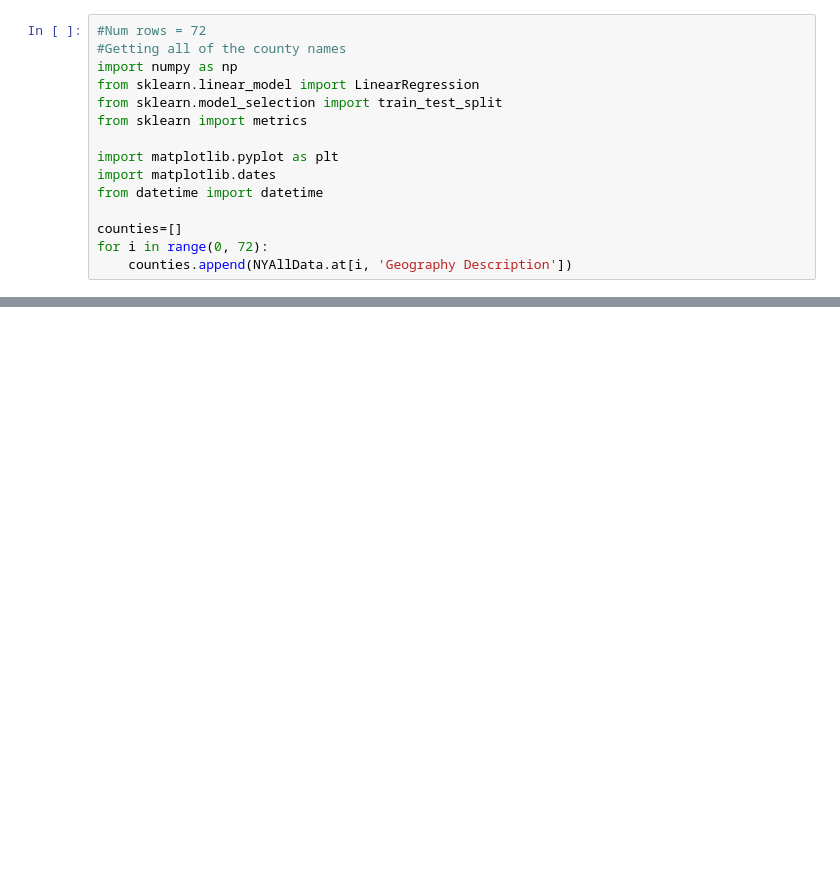
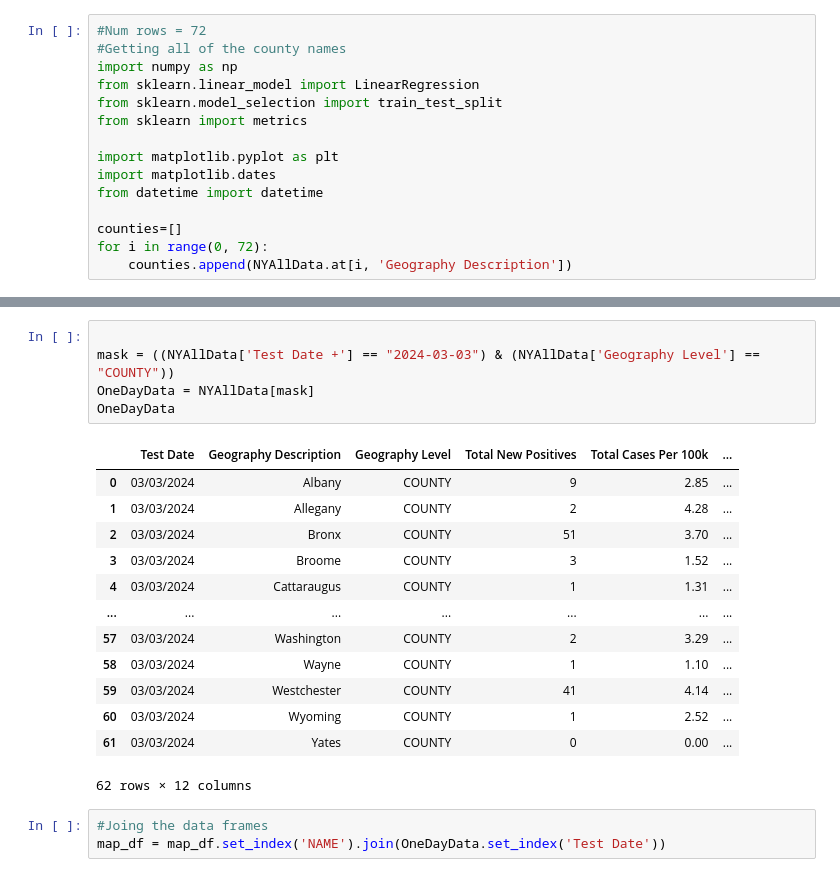
Before and after one commit to Deacon-Code/COVID-19-Model, a Jupyter notebook: AllNYCModeling.ipynb, the cells around one changed output, grey strips where cells are left out. Saved outputs shown, nothing was run; the diff lists cells and outputs as text; blank space fills up the shorter version.

```diff
--- a/AllNYCModeling.ipynb
+++ b/AllNYCModeling.ipynb
@@ -182,0 +95,22 @@ map_df.plot()
+# %%
+
+mask = ((NYAllData['Test Date +'] == "2024-03-03") & (NYAllData['Geography Level'] == "COUNTY"))
+OneDayData = NYAllData[mask]
+OneDayData
+# %% [output]
+|  | Test Date | Geography Description | Geography Level | Total New Positives | Total Cases Per 100k | ... |
+| 0 | 03/03/2024 | Albany | COUNTY | 9 | 2.85 | ... |
+| 1 | 03/03/2024 | Allegany | COUNTY | 2 | 4.28 | ... |
+| 2 | 03/03/2024 | Bronx | COUNTY | 51 | 3.70 | ... |
+| 3 | 03/03/2024 | Broome | COUNTY | 3 | 1.52 | ... |
+| 4 | 03/03/2024 | Cattaraugus | COUNTY | 1 | 1.31 | ... |
+| ... | ... | ... | ... | ... | ... | ... |
+| 57 | 03/03/2024 | Washington | COUNTY | 2 | 3.29 | ... |
+| 58 | 03/03/2024 | Wayne | COUNTY | 1 | 1.10 | ... |
+| 59 | 03/03/2024 | Westchester | COUNTY | 41 | 4.14 | ... |
+| 60 | 03/03/2024 | Wyoming | COUNTY | 1 | 2.52 | ... |
+| 61 | 03/03/2024 | Yates | COUNTY | 0 | 0.00 | ... |
+62 rows × 12 columns
+# %%
+#Joing the data frames
+map_df = map_df.set_index('NAME').join(OneDayData.set_index('Test Date'))
```
Also changed, not shown: parts of 7 cells of this notebook.
